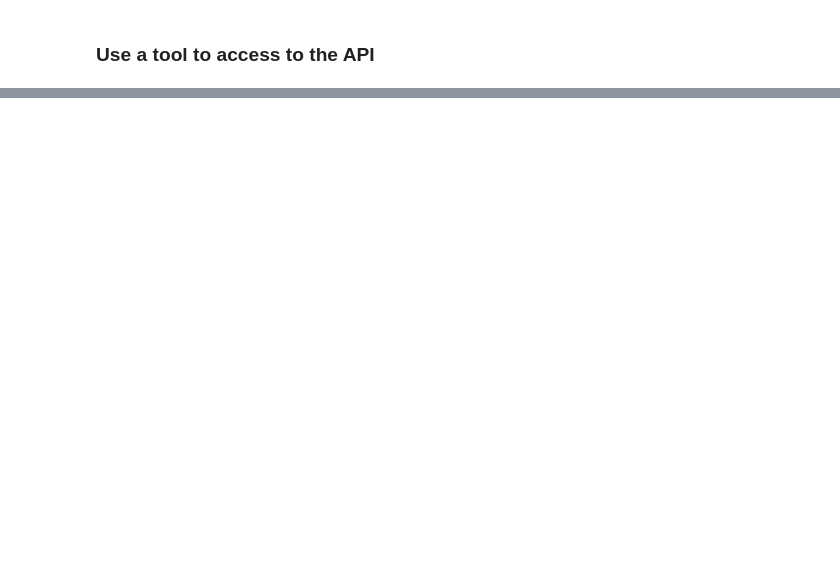
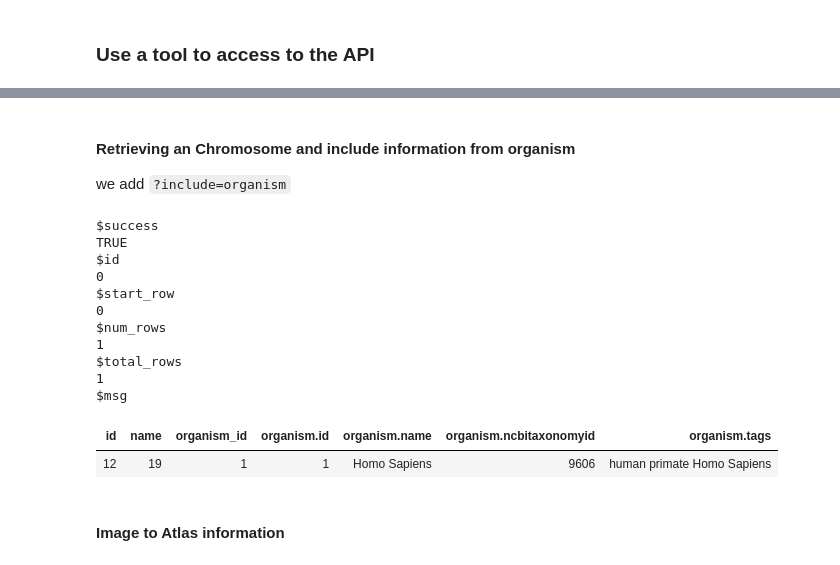
Before and after one commit to DNF-UNIL/Introduction_to_bioinformatics, a Jupyter notebook: r_exercises/session#3/Web_scrapping_examples.ipynb, the cells around one changed output, grey strips where cells are left out. Cells and saved outputs as stored; diff of their text form; code cells hidden in the pictures; blank space fills up the shorter version.

```diff
--- a/r_exercises/session#3/Web_scrapping_examples.ipynb
+++ b/r_exercises/session#3/Web_scrapping_examples.ipynb
@@ -198,0 +328,28 @@ head(dataset_adult)
+# %% [markdown]
+#### Retrieving an Chromosome and include information from organism
+
+we add `?include=organism`
+# %%
+url <- 'http://api.brain-map.org/api/v2/data/Chromosome/12.json?include=organism'
+
+r <- httr::GET(url = url)
+json <- httr::content(r, as = "text", encoding = "UTF-8")
+
+df <- fromJSON(json,flatten = TRUE)
+df
+# %% [output]
+$success
+TRUE
+$id
+0
+$start_row
+0
+$num_rows
+1
+$total_rows
+1
+$msg
+| id | name | organism_id | organism.id | organism.name | organism.ncbitaxonomyid | organism.tags |
+| 12 | 19 | 1 | 1 | Homo Sapiens | 9606 | human primate Homo Sapiens |
+# %% [markdown]
+#### Image to Atlas information
```
Also changed, not shown: parts of 24 cells of this notebook, 1 other file.
